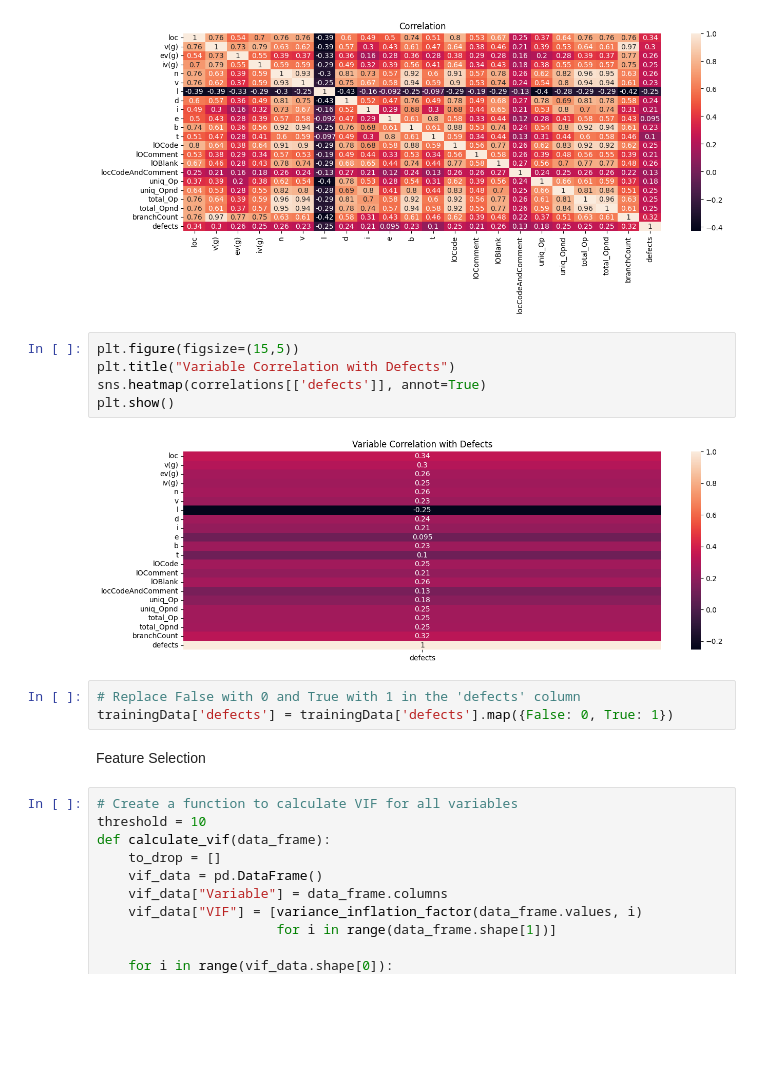
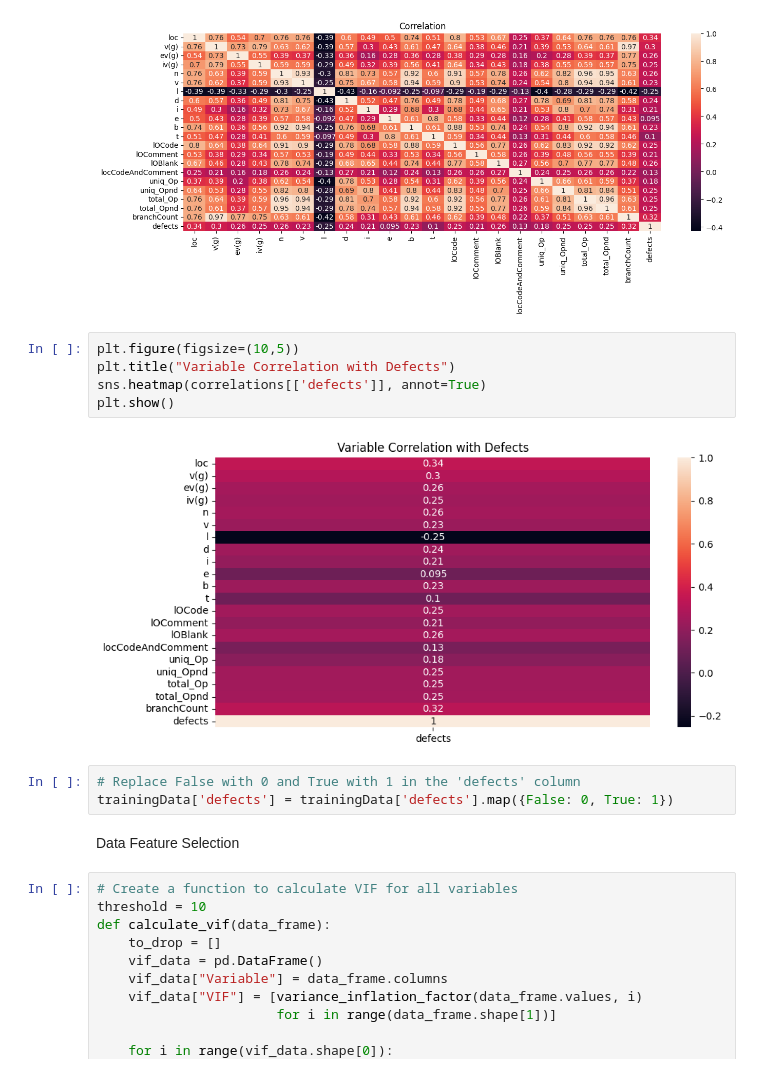
Before and after one commit to dlangdon1/Software-Defects-classification-Detection-, a Jupyter notebook: Program_Defects_Binary_Classification_Project_Hyper_Parameter_Optimization_V2.ipynb, the cells around one changed output. Cells and saved outputs as stored; diff of their text form; blank space fills up the shorter version.

```diff
--- a/Program_Defects_Binary_Classification_Project_Hyper_Parameter_Optimization_V2.ipynb
+++ b/Program_Defects_Binary_Classification_Project_Hyper_Parameter_Optimization_V2.ipynb
@@ -155,17 +152,17 @@ plt.show()
 # %% [output]
 [figure]
 # %%
-plt.figure(figsize=(15,5))
+plt.figure(figsize=(10,5))
 plt.title("Variable Correlation with Defects")
 sns.heatmap(correlations[['defects']], annot=True)
 plt.show()
 # %% [output]
-[figure, old version]
+[figure, new version]
 # %%
 # Replace False with 0 and True with 1 in the 'defects' column
 trainingData['defects'] = trainingData['defects'].map({False: 0, True: 1})
-# %% [markdown]
-Feature Selection
+# %% [markdown]
+Data Feature Selection
 # %%
 # Create a function to calculate VIF for all variables
 threshold = 10
```
Also changed, not shown: parts of 59 cells of this notebook.
